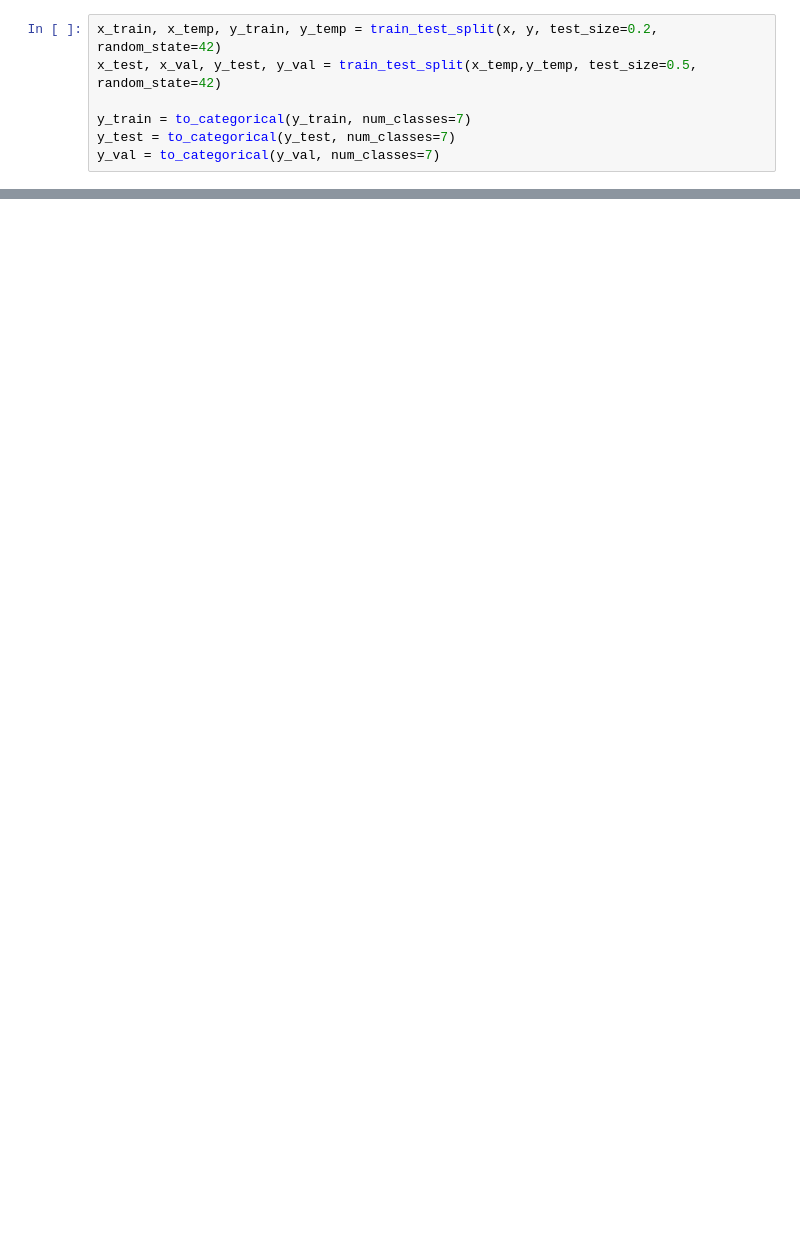
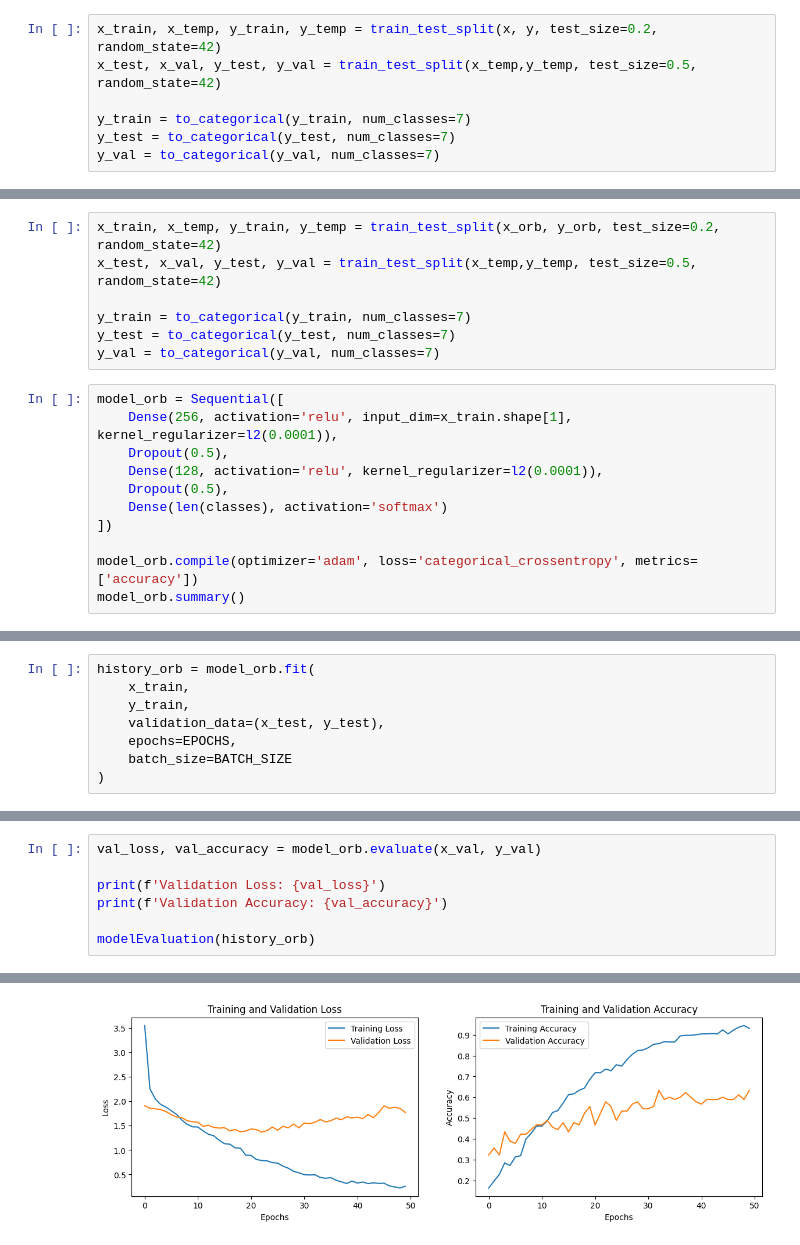
Before and after one commit to ToaStyToaFu/CompVis-IDRClassifier, a Jupyter notebook: model.ipynb, the cells around one changed output, grey strips where cells are left out. Cells and saved outputs as stored; diff of their text form; blank space fills up the shorter version.

```diff
--- a/model.ipynb
+++ b/model.ipynb
@@ -262,0 +264,18 @@ Validation Accuracy: 0.8392857313156128
+# %%
+x_train, x_temp, y_train, y_temp = train_test_split(x_orb, y_orb, test_size=0.2, random_state=42)
+x_test, x_val, y_test, y_val = train_test_split(x_temp,y_temp, test_size=0.5, random_state=42)
+
+y_train = to_categorical(y_train, num_classes=7)
+y_test = to_categorical(y_test, num_classes=7)
+y_val = to_categorical(y_val, num_classes=7)
+# %%
+model_orb = Sequential([
+    Dense(256, activation='relu', input_dim=x_train.shape[1], kernel_regularizer=l2(0.0001)),
+    Dropout(0.5),
+    Dense(128, activation='relu', kernel_regularizer=l2(0.0001)),
+    Dropout(0.5),
+    Dense(len(classes), activation='softmax')
+])
+
+model_orb.compile(optimizer='adam', loss='categorical_crossentropy', metrics=['accuracy'])
+model_orb.summary()
@@ -262,0 +300,8 @@ Validation Accuracy: 0.8392857313156128
+# %%
+history_orb = model_orb.fit(
+    x_train,
+    y_train,
+    validation_data=(x_test, y_test),
+    epochs=EPOCHS,
+    batch_size=BATCH_SIZE
+)
@@ -262,0 +326,8 @@ Validation Accuracy: 0.8392857313156128
+# %%
+val_loss, val_accuracy = model_orb.evaluate(x_val, y_val)
+
+print(f'Validation Loss: {val_loss}')
+print(f'Validation Accuracy: {val_accuracy}')
+
+modelEvaluation(history_orb)
+# %% [output]
@@ -262,0 +337 @@ Validation Accuracy: 0.8392857313156128
+[figure, added]
```
Also changed, not shown: parts of 16 cells of this notebook.
